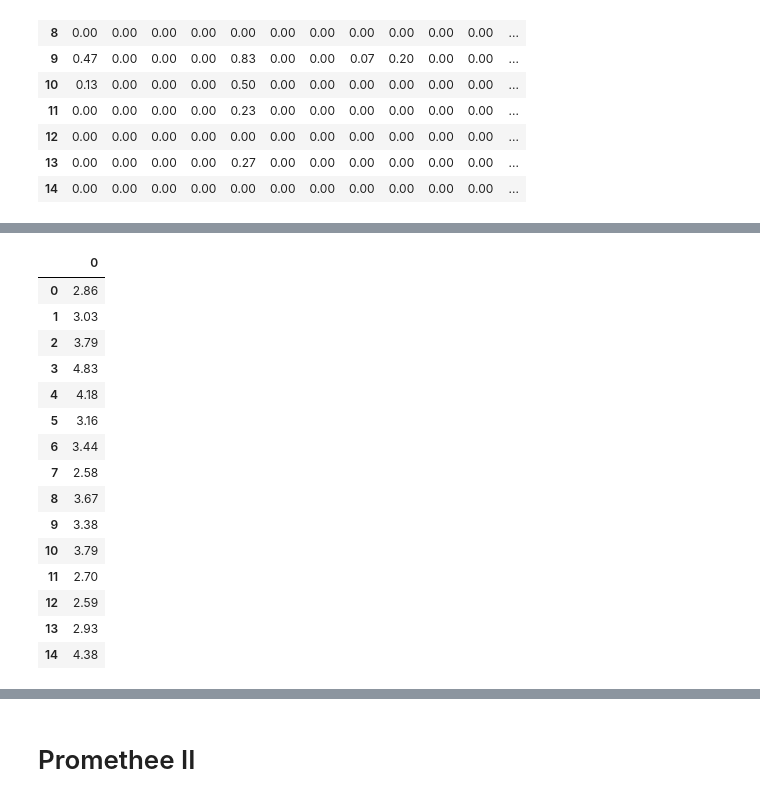
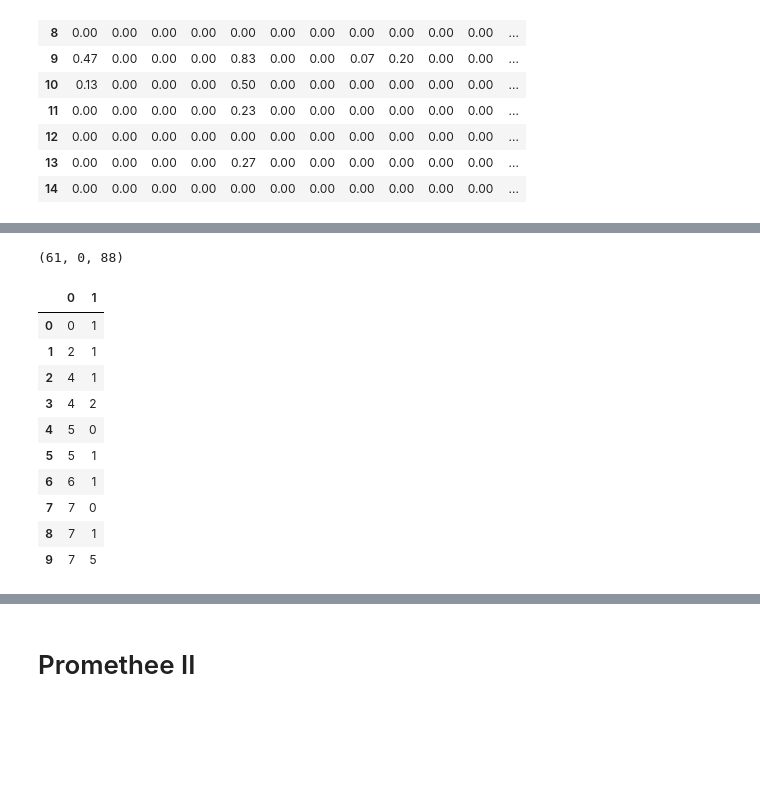
Before and after one commit to BbqGamer/decision-analysis, a Jupyter notebook: promethee.ipynb, the cells around one changed output, grey strips where cells are left out. Cells and saved outputs as stored; diff of their text form; code cells hidden in the pictures; blank space fills up the shorter version.

```diff
--- a/promethee.ipynb
+++ b/promethee.ipynb
@@ -65,7 +66,7 @@ pd.DataFrame(data)
 is_gain_criteria_list = [1] * 5 + [0] * 2
 indifference_thresholds_q = [0.4, 2, 32, 10, 500, 20, 50]
 preference_thresholds_p = [1, 4, 128, 20, 1000, 50, 200]
-weights = [0.1] * 4 + [0.2] * 3
+weights = [0.048, 0.048, 0.1, 0.15, 0.24, 0.15, 0.24]
 # %%
 marginal_preference_indices = np.empty((len(header),) + (len(ids),) * 2)
 
@@ -133,19 +165,40 @@ positive_flows = np.sum(comprehensive_preference_index, 1)
+# %%
+preferred = []
+indifferent = []
+incomparable = []
+
+for a in range(len(ids)):
+    for b in range(len(ids)):
+        if a == b:
+            continue
+
+        pa = positive_flows[a]
+        na = negative_flows[a]
+
+        pb = positive_flows[b]
+        nb = negative_flows[b]
+
+        if (pa > pb and na > nb) or (pa < pb and na < nb):
+            incomparable.append((a, b))
+        elif pa == pb and na == nb:
+            indifferent.append((a, b))
+        elif (pa > pb and na < nb) or (pa == pb and na < nb) or (pa > pb and na == nb):
+            preferred.append((a, b))
+# %%
+len(preferred), len(indifferent), len(incomparable)
+# %% [output]
+(61, 0, 88)
 # %%
-pd.DataFrame(positive_flows)
+pd.DataFrame(preferred[:10])
 # %% [output]
-|  | 0 |
-| 0 | 2.86 |
-| 1 | 3.03 |
-| 2 | 3.79 |
-| 3 | 4.83 |
-| 4 | 4.18 |
-| 5 | 3.16 |
-| 6 | 3.44 |
-| 7 | 2.58 |
-| 8 | 3.67 |
-| 9 | 3.38 |
-| 10 | 3.79 |
-| 11 | 2.70 |
-| 12 | 2.59 |
-| 13 | 2.93 |
-| 14 | 4.38 |
+|  | 0 | 1 |
+| 0 | 0 | 1 |
+| 1 | 2 | 1 |
+| 2 | 4 | 1 |
+| 3 | 4 | 2 |
+| 4 | 5 | 0 |
+| 5 | 5 | 1 |
+| 6 | 6 | 1 |
+| 7 | 7 | 0 |
+| 8 | 7 | 1 |
+| 9 | 7 | 5 |
```
Also changed, not shown: parts of 10 cells of this notebook.
